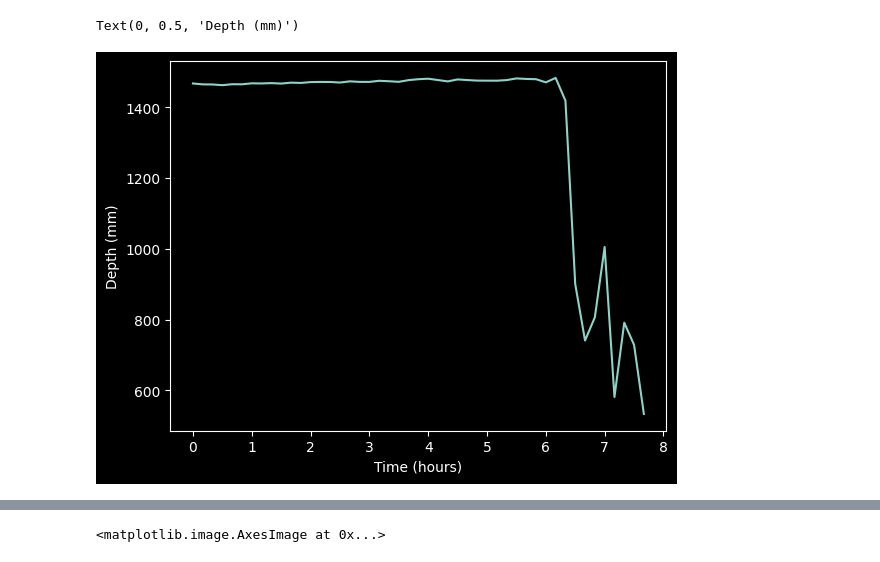
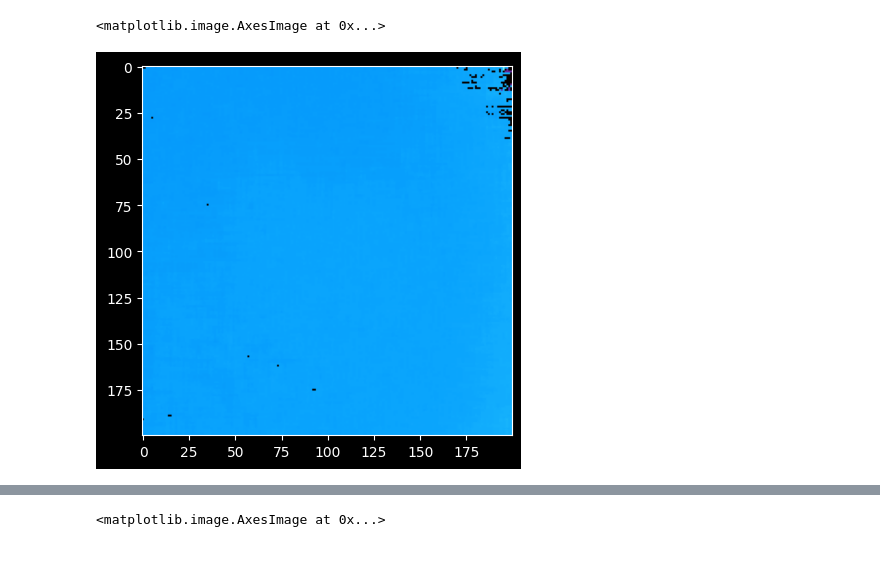
Before and after one commit to njezersek/depthai-stress-test, a Jupyter notebook: analysis.ipynb, the cells around one changed output, grey strips where cells are left out. Saved outputs shown, nothing was run; the diff lists cells and outputs as text; code cells hidden in the pictures.

```diff
--- a/analysis.ipynb
+++ b/analysis.ipynb
@@ -7,5 +10,7 @@ import imageio
 # %%
-data_path = Path('data old')
+data_path = Path('data') / "depth"
+results_path = Path('results')
+results_path.mkdir(exist_ok=True)
 
 frames = []
 times = []
@@ -16,9 +21,9 @@ for frame_path in sorted(data_path.glob('*.npy')):
 	frames.append(frame)
 # %%
 depths = []
-with imageio.get_writer('movie.gif', mode='I') as writer:
+with imageio.get_writer(results_path / 'movie.gif', mode='I') as writer:
 	for frame in frames:
-		depth_crop = frame[160:300, 210:410]
+		depth_crop = frame[100:300, 250:450]
 		depth_mean = np.mean(depth_crop)
 		depths.append(depth_mean)
 		depth_vis = (frame.copy().astype(np.float64) / 1000 * 256)
@@ -26,10 +31,12 @@ with imageio.get_writer('movie.gif', mode='I') as writer:
 		depth_vis = cv2.applyColorMap(depth_vis.astype(np.uint8), cv2.COLORMAP_INFERNO)
 
 		writer.append_data(depth_vis)
-# %%
-plt.plot((np.array(times) - times[0])/60/60, depths)
-plt.xlabel('Time (hours)')
-plt.ylabel('Depth (mm)')
-# %% [output]
-Text(0, 0.5, 'Depth (mm)')
-[figure, removed]
+# %%
+depth_vis = (frame.copy().astype(np.float64) / 1000 * 256)
+depth_vis = np.clip(depth_vis, 0, 255).astype(np.uint8)
+depth_vis = cv2.applyColorMap(depth_vis.astype(np.uint8), cv2.COLORMAP_INFERNO)
+
+plt.imshow(depth_vis[100:300, 250:450])
+# %% [output]
+<matplotlib.image.AxesImage at 0x...>
+[figure, added]
```
Also changed, not shown: parts of 4 cells of this notebook, 1 other file.
